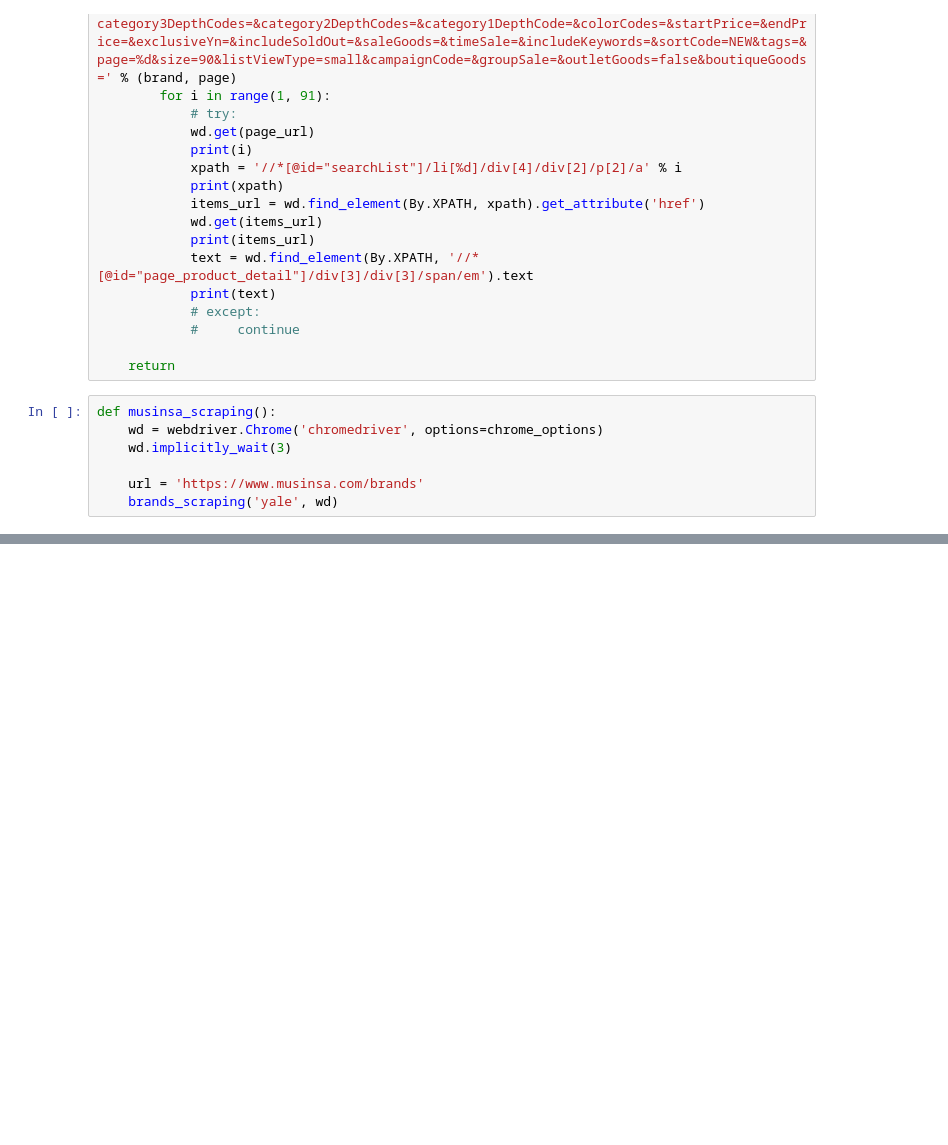
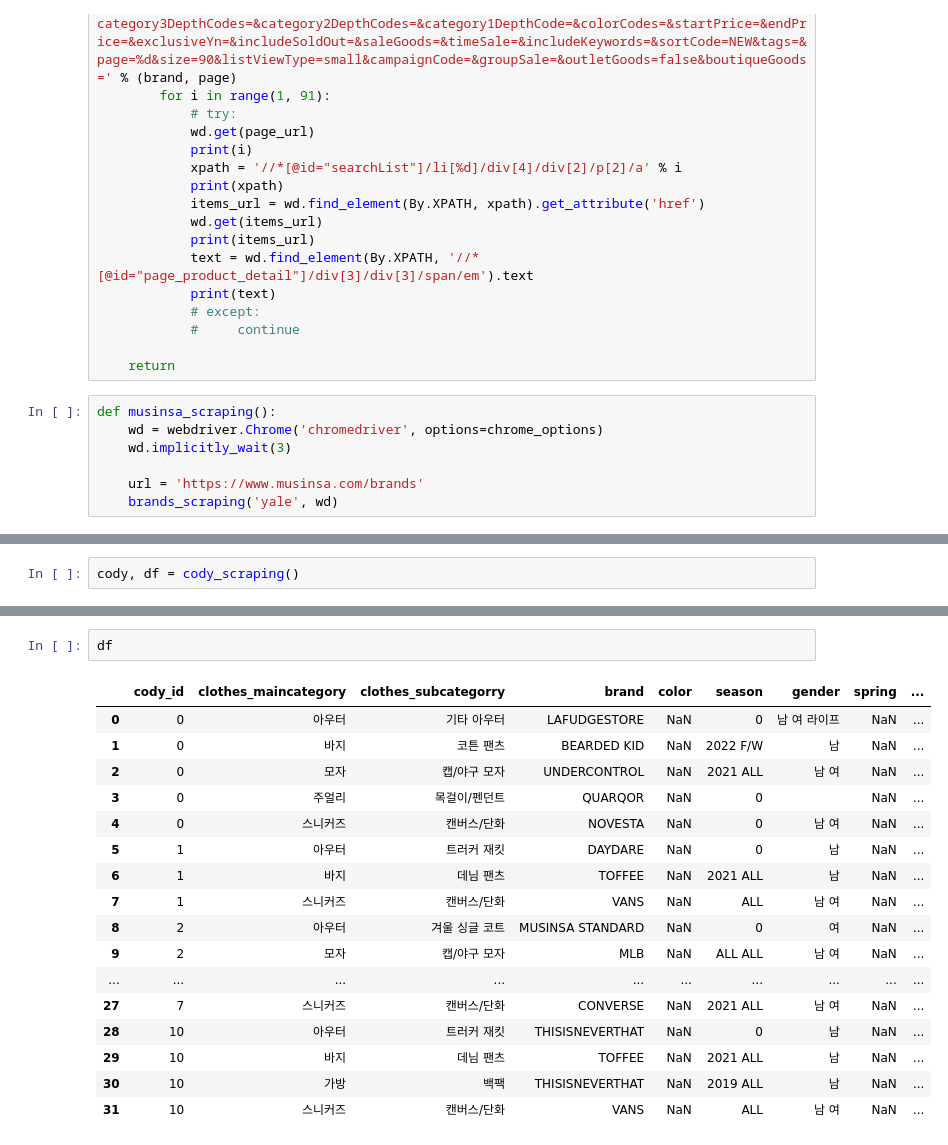
Before and after one commit to Jeong-WonSeok/Kkalong, a Jupyter notebook: AI/Crawling/mussinsaCrawling.ipynb, the cells around one changed output, grey strips where cells are left out. Saved outputs shown, nothing was run; the diff lists cells and outputs as text; blank space fills up the shorter version.

```diff
--- a/AI/Crawling/mussinsaCrawling.ipynb
+++ b/AI/Crawling/mussinsaCrawling.ipynb
@@ -152,0 +126,2 @@ gender   <class 'str'>
+# %%
+cody, df = cody_scraping()
@@ -152,0 +149,20 @@ gender   <class 'str'>
+# %%
+df
+# %% [output]
+|  | cody_id | clothes_maincategory | clothes_subcategorry | brand | color | season | gender | spring | ... |
+| 0 | 0 | 아우터 | 기타 아우터 | LAFUDGESTORE | NaN | 0 | 남 여 라이프 | NaN | ... |
+| 1 | 0 | 바지 | 코튼 팬츠 | BEARDED KID | NaN | 2022 F/W | 남 | NaN | ... |
+| 2 | 0 | 모자 | 캡/야구 모자 | UNDERCONTROL | NaN | 2021 ALL | 남 여 | NaN | ... |
+| 3 | 0 | 주얼리 | 목걸이/펜던트 | QUARQOR | NaN | 0 |  | NaN | ... |
+| 4 | 0 | 스니커즈 | 캔버스/단화 | NOVESTA | NaN | 0 | 남 여 | NaN | ... |
+| 5 | 1 | 아우터 | 트러커 재킷 | DAYDARE | NaN | 0 | 남 | NaN | ... |
+| 6 | 1 | 바지 | 데님 팬츠 | TOFFEE | NaN | 2021 ALL | 남 | NaN | ... |
+| 7 | 1 | 스니커즈 | 캔버스/단화 | VANS | NaN | ALL | 남 여 | NaN | ... |
+| 8 | 2 | 아우터 | 겨울 싱글 코트 | MUSINSA STANDARD | NaN | 0 | 여 | NaN | ... |
+| 9 | 2 | 모자 | 캡/야구 모자 | MLB | NaN | ALL ALL | 남 여 | NaN | ... |
+| ... | ... | ... | ... | ... | ... | ... | ... | ... | ... |
+| 27 | 7 | 스니커즈 | 캔버스/단화 | CONVERSE | NaN | 2021 ALL | 남 여 | NaN | ... |
+| 28 | 10 | 아우터 | 트러커 재킷 | THISISNEVERTHAT | NaN | 0 | 남 | NaN | ... |
+| 29 | 10 | 바지 | 데님 팬츠 | TOFFEE | NaN | 2021 ALL | 남 | NaN | ... |
+| 30 | 10 | 가방 | 백팩 | THISISNEVERTHAT | NaN | 2019 ALL | 남 | NaN | ... |
+| 31 | 10 | 스니커즈 | 캔버스/단화 | VANS | NaN | ALL | 남 여 | NaN | ... |
```
Also changed, not shown: parts of 4 cells of this notebook.
